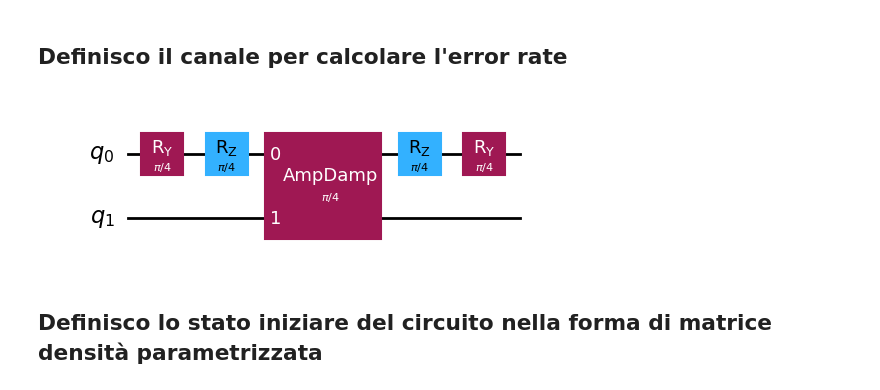
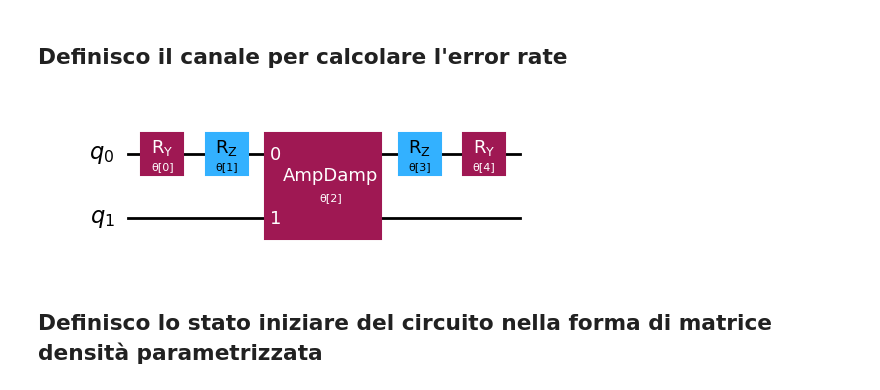
Before and after one commit to remgabryldel/quantum-amplitude-damping-channel, a Jupyter notebook: q-a-d.ipynb, the cells around one changed output. Drawn from its saved outputs; the diff is of its cells as text; code cells hidden in the pictures.

```diff
--- a/q-a-d.ipynb
+++ b/q-a-d.ipynb
@@ -57,36 +57,36 @@ def build_parametrized_eradc(thetas):
     Parametri:
         thetas (ParameterVector): vettore di 5 parametri [θ₀, θ₁, θa, θ₃, θ₄]
 
     Restituisce:
         QuantumCircuit: circuito inizializzato con le porte e parametri
     """
     if len(thetas) != 5:
         raise ValueError("Il ParameterVector deve contenere esattamente 5 parametri.")
 
     qc = QuantumCircuit(2, name="Error-Rate ADC Model")
 
     qc.ry(thetas[0], 0)                      # RY su qubit 0
     qc.rz(thetas[1], 0)                      # RZ su qubit 0
 
     damp_gate = amplitude_damping_gate(thetas[2])  # Amplitude damping su [0,1]
     qc.append(damp_gate, [0, 1])
 
     qc.rz(thetas[3], 0)                      # RZ su qubit 0
     qc.ry(thetas[4], 0)                      # RY su qubit 0
 
     return qc
 
 thetas = ParameterVector('θ', 5)
 ERADC = build_parametrized_eradc(thetas)
-bound_ERADC = ERADC.assign_parameters({thetas[i]: np.pi/4 for i in range(5)})
-bound_ERADC.draw('mpl')
+#bound_ERADC = ERADC.assign_parameters({thetas[i]: np.pi/4 for i in range(5)})
+ERADC.draw('mpl')
 # Visualizza il circuito
 #ERADC.draw('mpl')
 
 #ERADC.decompose("AmpDamp").draw("mpl") mostra il circuito decomposto
 #print(ERADC.parameters) #permette di mostrare tutti i parametri non definiti
 # %% [output]
-[figure, old version]
+[figure, new version]
 # %% [markdown]
 ## Definisco lo stato iniziare del circuito nella forma di matrice densità parametrizzata
 # %%
```
Also changed, not shown: parts of 3 cells of this notebook.
